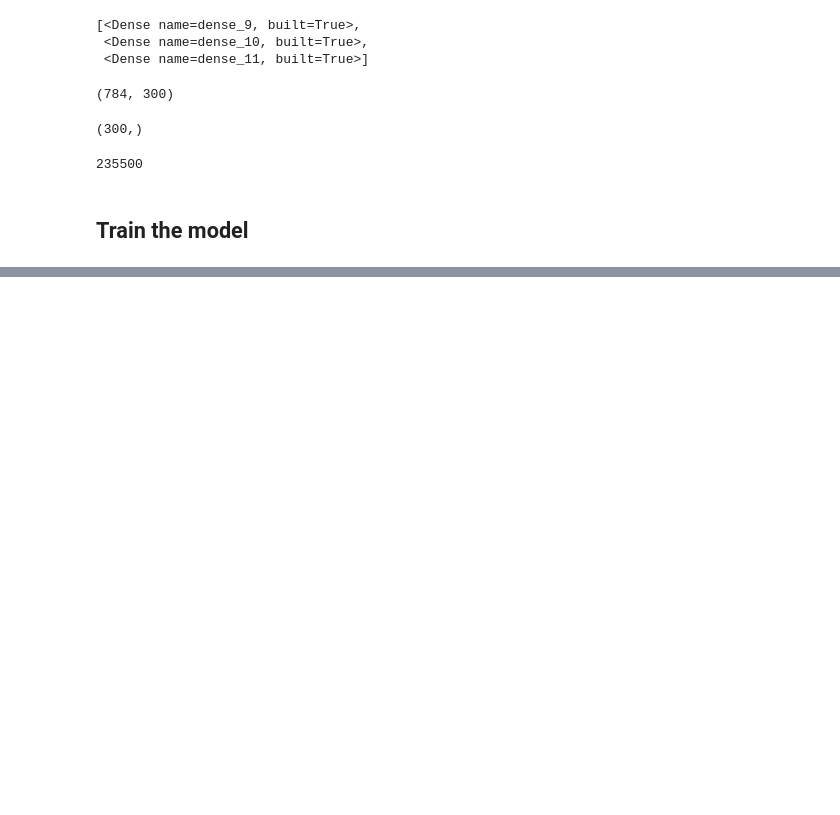
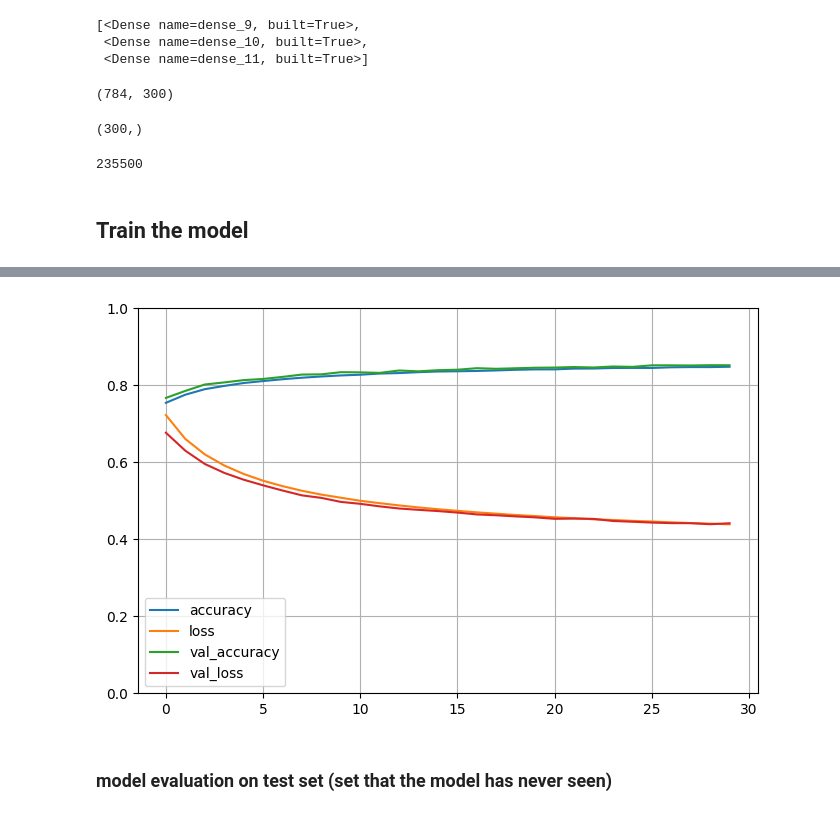
Before and after one commit to raeez21/SingleLayerPerceptrons, a Jupyter notebook: MLP_Keras.ipynb, the cells around one changed output, grey strips where cells are left out. Saved outputs shown, nothing was run; the diff lists cells and outputs as text; code cells hidden in the pictures; blank space fills up the shorter version.

```diff
--- a/MLP_Keras.ipynb
+++ b/MLP_Keras.ipynb
@@ -81,7 +100,8 @@ Second hidden layer has 100 neurons with RELU act func
 Ouptut layer - 10 neurons, one for each class
 # %%
 model  = keras.Sequential([
-                keras.Input(shape=(784,)),
+                #keras.Input(shape=(784,)),
+                keras.layers.Flatten(input_shape = [28,28]),
                 keras.layers.Dense(300, activation='relu'),
                 keras.layers.Dense(100, activation = 'relu'),
                 keras.layers.Dense(10, activation = 'softmax')
@@ -135,7 +157,8 @@ biases.shape
 # %% [markdown]
 ## Train the model
 # %%
-#Due to sparse labels (only 10 outputs) we’ll use sparse categorical crossentropy for calculating loss
+#Due to sparse labels (only 10 outputs) we’ll use sparse categorical crossentropy for calculating
+optimizer = keras.optimizers.SGD(learning_rate=0.001)
 model.compile(loss='sparse_categorical_crossentropy',
-             optimizer = 'sgd',
+             optimizer = optimizer,#'sgd',
              metrics=['accuracy'])
@@ -141,0 +173,2 @@ model.compile(loss='sparse_categorical_crossentropy',
+# %%
+history = model.fit(X_train, y_train, epochs = 30, validation_data = (X_valid, y_valid))
@@ -141,0 +193,11 @@ model.compile(loss='sparse_categorical_crossentropy',
+# %%
+import pandas as pd
+import numpy as np
+pd.DataFrame(history.history).plot(figsize=(8,5))
+plt.grid(True)
+plt.gca().set_ylim(0,1) # set the vertical range to [0-1]
+plt.show()
+# %% [output]
+[figure, added]
+# %% [markdown]
+### model evaluation on test set (set that the model has never seen)
```
Also changed, not shown: parts of 19 cells of this notebook.
